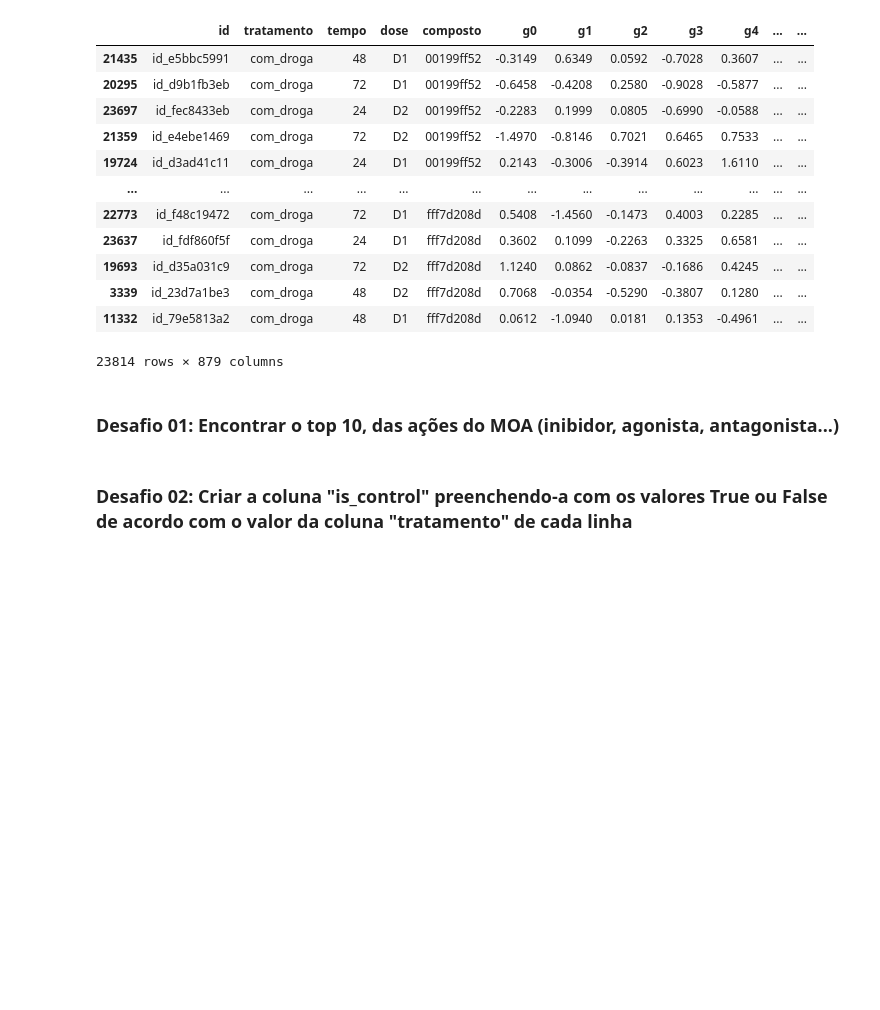
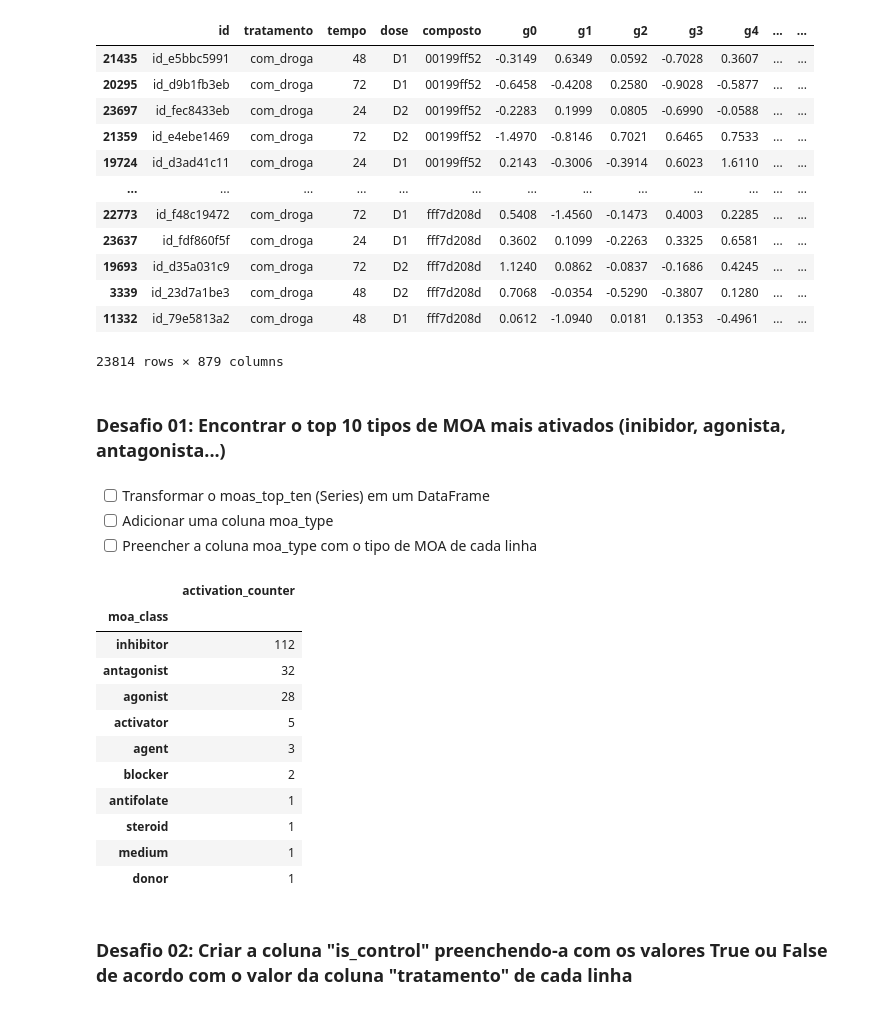
Before and after one commit to marcelsby/alura-imersao-dados-2021, a Jupyter notebook: src/Imersão Dados.ipynb, the cells around one changed output. Drawn from its saved outputs; the diff is of its cells as text; code cells hidden in the pictures; blank space fills up the shorter version.

Commit message:
Dia 4: Desafio 1 e 2 concluídos
Falta resolver os outros desafios.

```diff
--- a/src/Imersão Dados.ipynb
+++ b/src/Imersão Dados.ipynb
@@ -856,9 +856,40 @@ merged_data.sort_values('composto')
 | 11332 | id_79e5813a2 | com_droga | 48 | D1 | fff7d208d | 0.0612 | -1.0940 | 0.0181 | 0.1353 | -0.4961 | ... | ... |
 23814 rows × 879 columns
 # %% [markdown]
-### Desafio 01: Encontrar o top 10, das ações do MOA (inibidor, agonista, antagonista...)
+### Desafio 01: Encontrar o top 10 tipos de MOA mais ativados (inibidor, agonista, antagonista...)
+# %% [markdown]
+- [ ] Transformar o moas_top_ten (Series) em um DataFrame
+- [ ] Adicionar uma coluna moa_type
+- [ ] Preencher a coluna moa_type com o tipo de MOA de cada linha
 # %%
-### Resolução
+moas_top_ten = result_data.drop(['id', 'moa_count', 'moa_isactive'], axis=1).sum().to_frame(name='activation_counter')
+
+moa_classes_map = []
+
+for moa_id in moas_top_ten.index:
+    splitted = moa_id.split('_')
+    length = len(splitted)
+    class_from_id = splitted[length - 1]
+    moa_classes_map.append(class_from_id)
+
+moas_top_ten = moas_top_ten.assign(moa_class=moa_classes_map)
+
+moas_top_ten['moa_class'] = moas_top_ten['moa_class'].astype('category')
+
+moas_top_ten.groupby('moa_class', sort=False).count().sort_values('activation_counter', ascending=False).head(10)
+# %% [output]
+|  | activation_counter |
+| moa_class |  |
+| inhibitor | 112 |
+| antagonist | 32 |
+| agonist | 28 |
+| activator | 5 |
+| agent | 3 |
+| blocker | 2 |
+| antifolate | 1 |
+| steroid | 1 |
+| medium | 1 |
+| donor | 1 |
 # %% [markdown]
 ### Desafio 02: Criar a coluna "is_control" preenchendo-a com os valores True ou False de acordo com o valor da coluna "tratamento" de cada linha
 # %%
```
Also changed, not shown: parts of 3 cells of this notebook.
